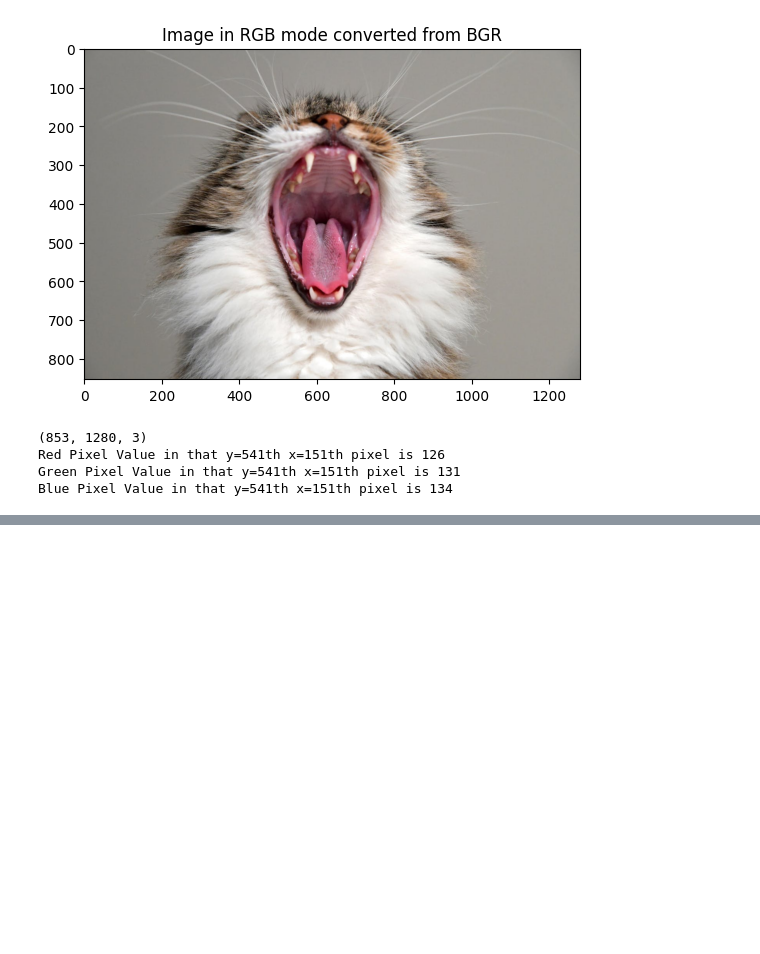
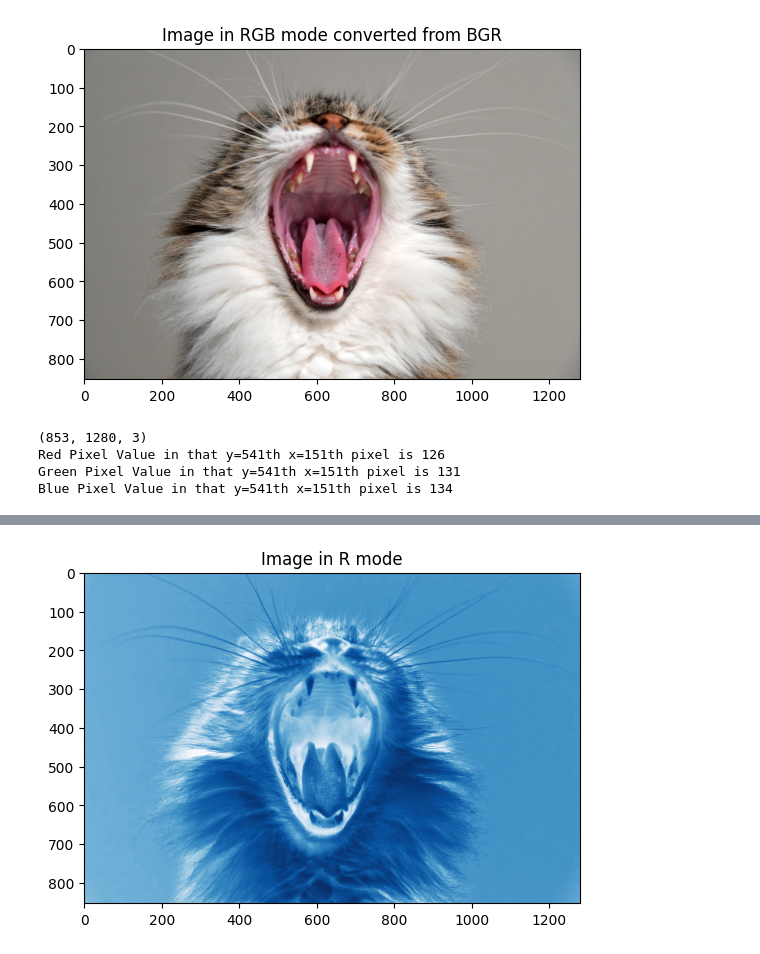
Before and after one commit to kazrkb/iub-imgpros-class-01, a Jupyter notebook: c-1.ipynb, the cells around one changed output, grey strips where cells are left out. Drawn from its saved outputs; the diff is of its cells as text; code cells hidden in the pictures; blank space fills up the shorter version.

```diff
--- a/c-1.ipynb
+++ b/c-1.ipynb
@@ -49,0 +65,6 @@ Blue Pixel Value in that y=541th x=151th pixel is 134
+# %%
+plt.imshow(b, cmap='Blues')
+plt.title("Image in R mode")
+plt.show()
+# %% [output]
+[figure, added]
```
Also changed, not shown: parts of 2 cells of this notebook.
